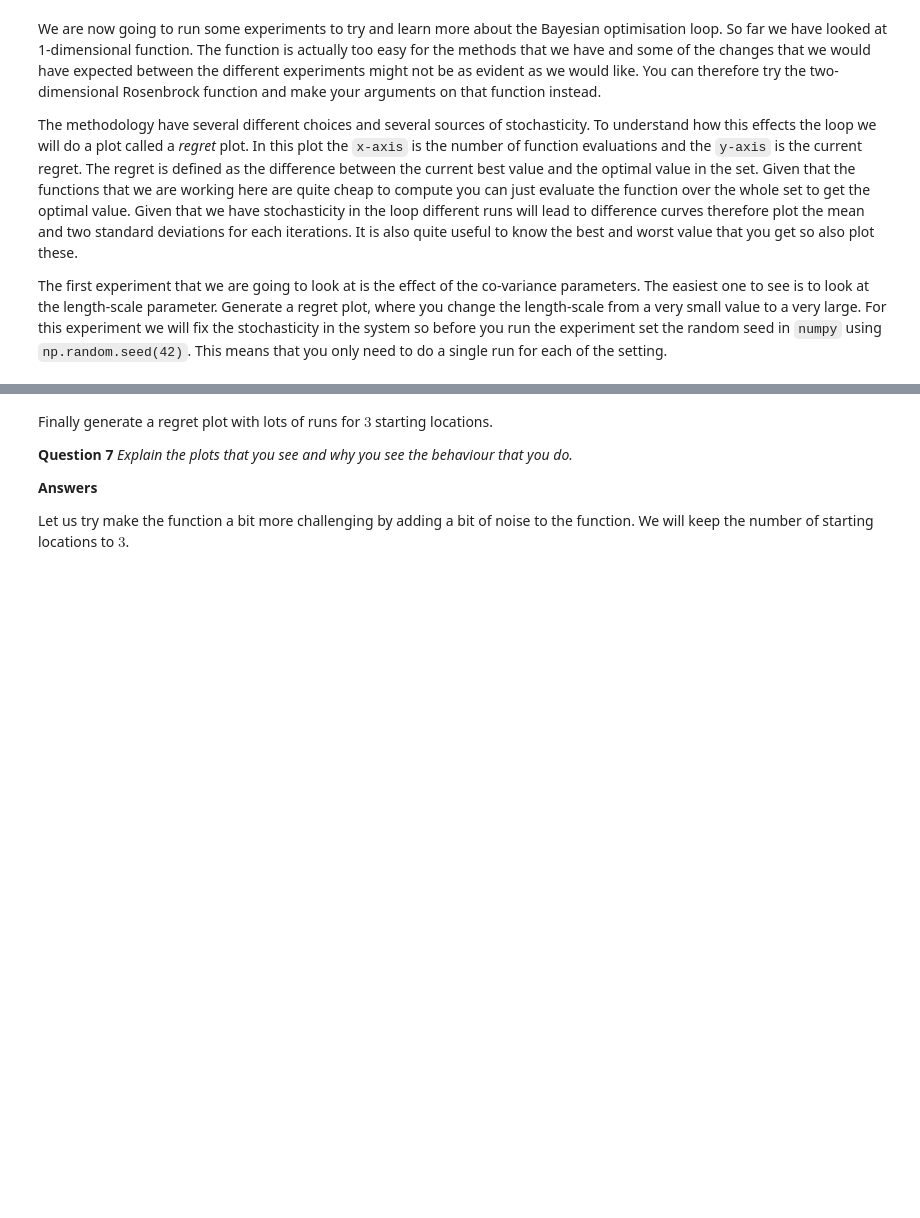
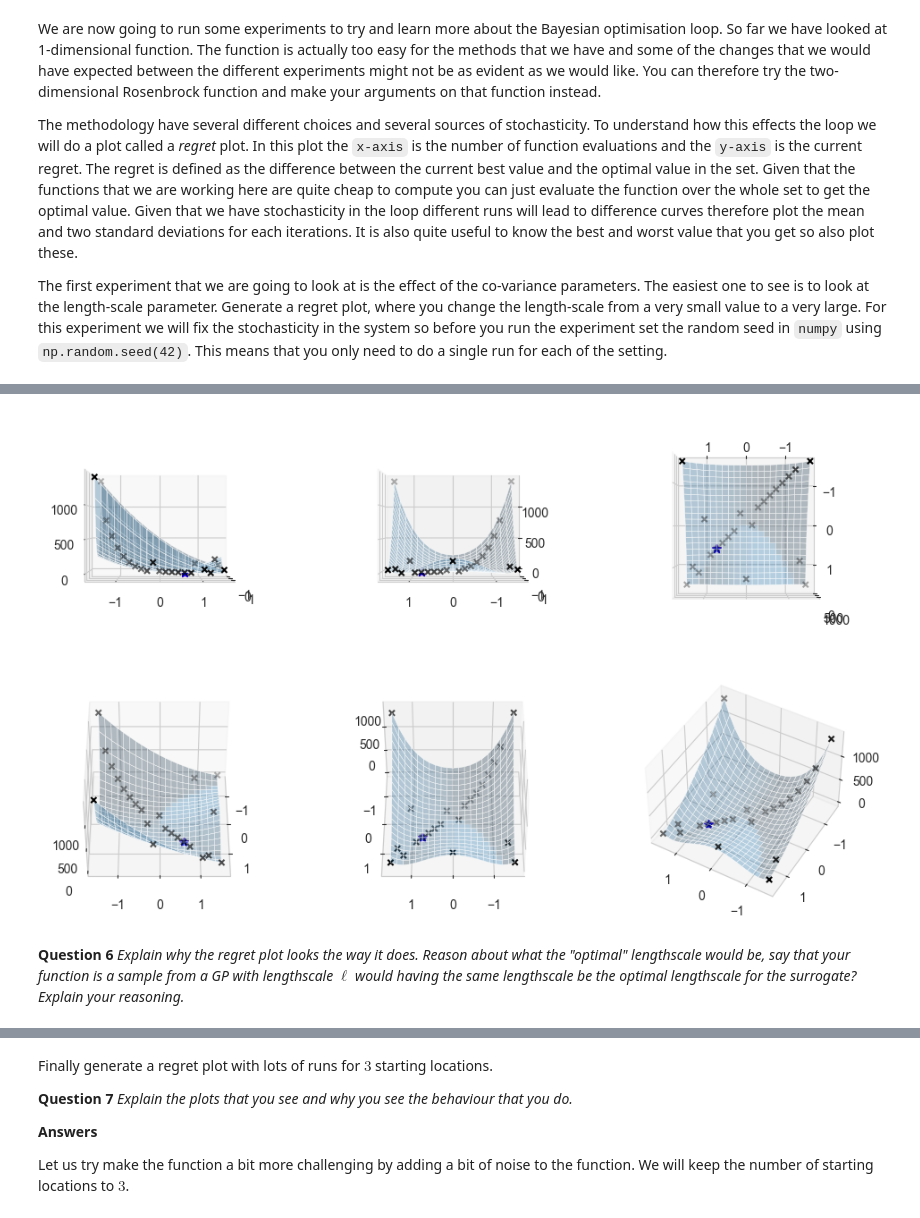
Before and after one commit to nyoma-diamond/L48_Assignments, a Jupyter notebook: L48_bad35_Task2.ipynb, the cells around one changed output, grey strips where cells are left out. Saved outputs shown, nothing was run; the diff lists cells and outputs as text; code cells hidden in the pictures; blank space fills up the shorter version.

```diff
--- a/L48_bad35_Task2.ipynb
+++ b/L48_bad35_Task2.ipynb
@@ -293,0 +351,45 @@ for i in range(0,10):
+# %%
+_, axs = plt.subplots(2,3, subplot_kw=dict(projection='3d'), figsize=(12,7))
+
+axs[0,0].plot_surface(x1_star, x2_star, Rosenbrock2D(x_star).reshape(x1_star.shape[0], x2_star.shape[0]), alpha=0.3, linewidth=0.3)
+axs[0,0].scatter(full_X[:,0], full_X[:,1], full_Y, c='black', marker='x')
+axs[0,0].scatter(min_x_star[0], min_x_star[1], min_f_star, c='red', marker='*', s=50)
+axs[0,0].scatter(full_x_min[0], full_x_min[1], full_f_min, c='blue', marker='*', s=50)
+axs[0,0].view_init(0, 0)
+
+axs[0,1].plot_surface(x1_star, x2_star, Rosenbrock2D(x_star).reshape(x1_star.shape[0], x2_star.shape[0]), alpha=0.3, linewidth=0.3)
+axs[0,1].scatter(full_X[:,0], full_X[:,1], full_Y, c='black', marker='x')
+axs[0,1].scatter(min_x_star[0], min_x_star[1], min_f_star, c='red', marker='*', s=50)
+axs[0,1].scatter(full_x_min[0], full_x_min[1], full_f_min, c='blue', marker='*', s=50)
+axs[0,1].view_init(0, 90)
+
+axs[0,2].plot_surface(x1_star, x2_star, Rosenbrock2D(x_star).reshape(x1_star.shape[0], x2_star.shape[0]), alpha=0.3, linewidth=0.3)
+axs[0,2].scatter(full_X[:,0], full_X[:,1], full_Y, c='black', marker='x')
+axs[0,2].scatter(min_x_star[0], min_x_star[1], min_f_star, c='red', marker='*', s=50)
+axs[0,2].scatter(full_x_min[0], full_x_min[1], full_f_min, c='blue', marker='*', s=50)
+axs[0,2].view_init(90, 90)
+
+axs[1,0].plot_surface(x1_star, x2_star, Rosenbrock2D(x_star).reshape(x1_star.shape[0], x2_star.shape[0]), alpha=0.3, linewidth=0.3)
+axs[1,0].scatter(full_X[:,0], full_X[:,1], full_Y, c='black', marker='x')
+axs[1,0].scatter(min_x_star[0], min_x_star[1], min_f_star, c='red', marker='*', s=50)
+axs[1,0].scatter(full_x_min[0], full_x_min[1], full_f_min, c='blue', marker='*', s=50)
+axs[1,0].view_init(45, 0)
+
+axs[1,1].plot_surface(x1_star, x2_star, Rosenbrock2D(x_star).reshape(x1_star.shape[0], x2_star.shape[0]), alpha=0.3, linewidth=0.3)
+axs[1,1].scatter(full_X[:,0], full_X[:,1], full_Y, c='black', marker='x')
+axs[1,1].scatter(min_x_star[0], min_x_star[1], min_f_star, c='red', marker='*', s=50)
+axs[1,1].scatter(full_x_min[0], full_x_min[1], full_f_min, c='blue', marker='*', s=50)
+axs[1,1].view_init(45, 90)
+
+axs[1,2].plot_surface(x1_star, x2_star, Rosenbrock2D(x_star).reshape(x1_star.shape[0], x2_star.shape[0]), alpha=0.3, linewidth=0.3)
+axs[1,2].scatter(full_X[:,0], full_X[:,1], full_Y, c='black', marker='x')
+axs[1,2].scatter(min_x_star[0], min_x_star[1], min_f_star, c='red', marker='*', s=50)
+axs[1,2].scatter(full_x_min[0], full_x_min[1], full_f_min, c='blue', marker='*', s=50)
+axs[1,2].view_init(45, 120)
+
+plt.show()
+# %% [output]
+[figure, added]
+# %% [markdown]
+**Question 6**
+*Explain why the regret plot looks the way it does. Reason about what the "optimal" lengthscale would be, say that your function is a sample from a GP with lengthscale $\ell$ would having the same lengthscale be the optimal lengthscale for the surrogate? Explain your reasoning.*
```
Also changed, not shown: parts of 13 cells of this notebook.
